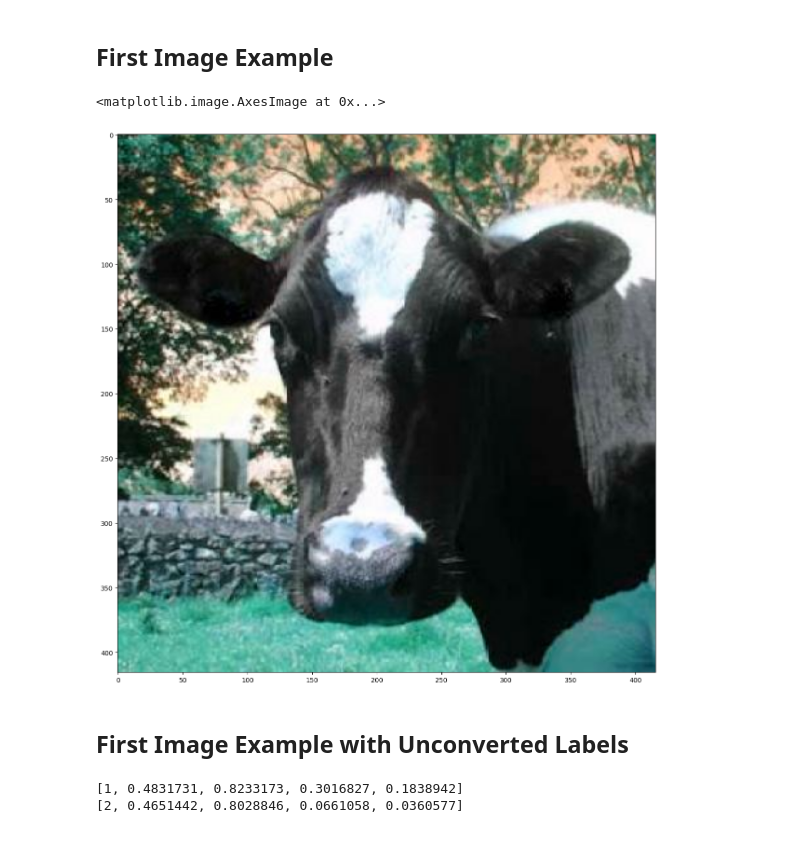
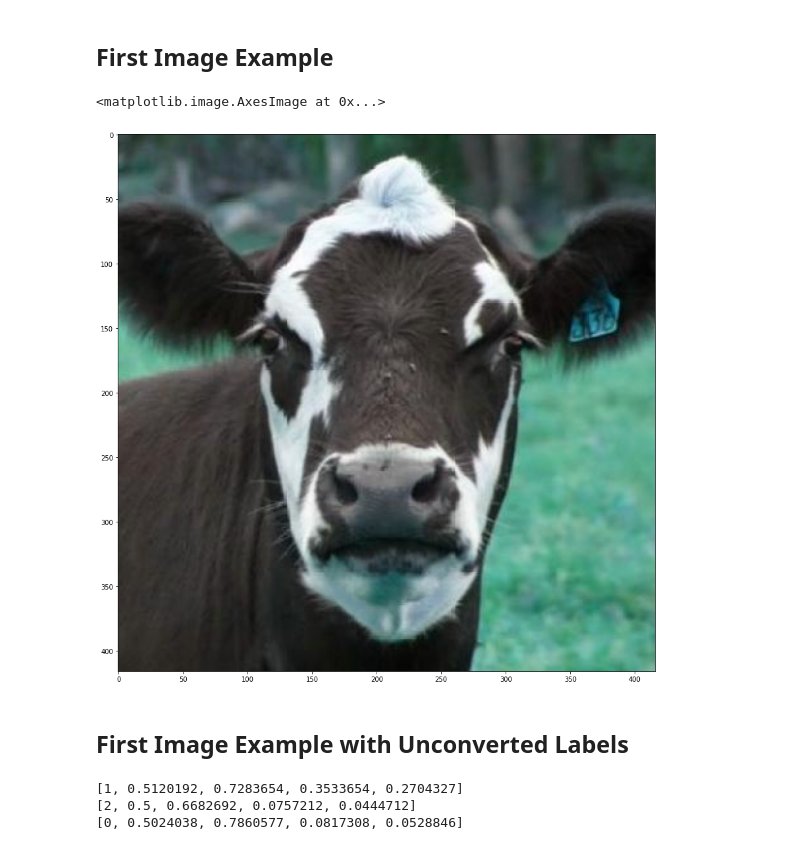
Before and after one commit to Anto-Nobel/kattle, a Jupyter notebook: ConvertBBoxToKeyPt.ipynb, the cells around one changed output. Saved outputs shown, nothing was run; the diff lists cells and outputs as text; code cells hidden in the pictures.

```diff
--- a/ConvertBBoxToKeyPt.ipynb
+++ b/ConvertBBoxToKeyPt.ipynb
@@ -6,20 +6,20 @@ import matplotlib.pyplot as plt
 # %% [markdown]
 ## First Image Example
 # %%
-imgexpath = './train/images/0f222e0f-8164-404c-84b6-ea6f577ba32c_jpg.rf.73c4e40c9835767682e947b452e8cb72.jpg'
+imgexpath = './train/images/0a09f0fd-5d85-4061-8409-41936809d28c_jpg.rf.242ce9ddffd2cb8a2f7c28c986109c72.jpg'
 
 imgex = cv2.imread(imgexpath)
 #img=cv2.cvtColor(img,cv2)
 
 plt.figure(figsize=(15,15))
 plt.imshow(imgex)
 # %% [output]
 <matplotlib.image.AxesImage at 0x...>
-[figure, old version]
+[figure, new version]
 # %% [markdown]
 ## First Image Example with Unconverted Labels
 # %%
-imgexlabelpath='./train/labels/0f222e0f-8164-404c-84b6-ea6f577ba32c_jpg.rf.73c4e40c9835767682e947b452e8cb72.txt'
+imgexlabelpath='./train/labels/0a09f0fd-5d85-4061-8409-41936809d28c_jpg.rf.242ce9ddffd2cb8a2f7c28c986109c72.txt'
 
 with open(imgexlabelpath) as f:
     lines_txt = f.readlines()
@@ -28,8 +28,9 @@ with open(imgexlabelpath) as f:
         lines.append([int(line.split()[0])]+[round(float(el),7) for el in line.split()[1:]])
         print(lines[-1])
 # %% [output]
-[1, 0.4831731, 0.8233173, 0.3016827, 0.1838942]
-[2, 0.4651442, 0.8028846, 0.0661058, 0.0360577]
+[1, 0.5120192, 0.7283654, 0.3533654, 0.2704327]
+[2, 0.5, 0.6682692, 0.0757212, 0.0444712]
+[0, 0.5024038, 0.7860577, 0.0817308, 0.0528846]
 # %%
 classes = ['lower','upper']
 rectangle2keypoints ={0:0,2:1}
```
Also changed, not shown: parts of 5 cells of this notebook, 10 other files.
